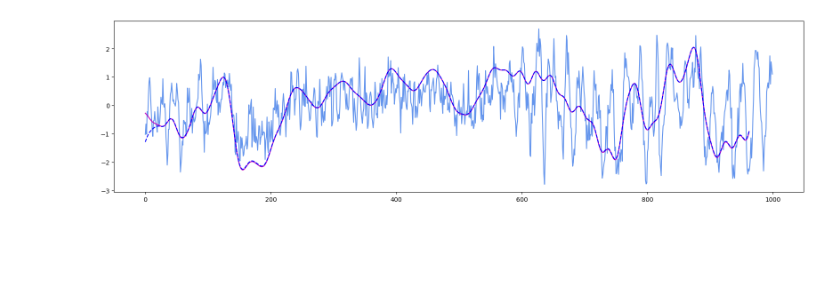
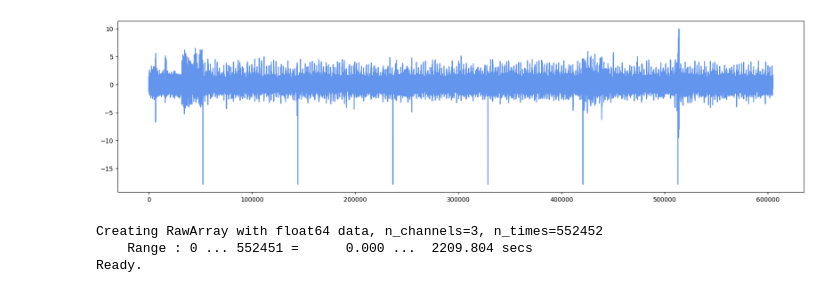
Before and after one commit to philippe-dpz/EEG_proj_repo, a Jupyter notebook: notebooks/Brn_EEG.ipynb, the cells around one changed output. Drawn from its saved outputs; the diff is of its cells as text; code cells hidden in the pictures; blank space fills up the shorter version.

```diff
--- a/notebooks/Brn_EEG.ipynb
+++ b/notebooks/Brn_EEG.ipynb
@@ -138,34 +152,46 @@ df_train_csv = csv_in_zip(path, sous_repertoir = 'train', fichiers_specifiques =
 # %%
 from scipy import signal, fft, stats # type: ignore # , fftfreq
 
 import matplotlib.pyplot as plt # type: ignore
 # import seaborn as sns         # type: ignore
 # import plotly.plotly as py    # type: ignore
 
-rw      = df_train_pkl['C3'][0]
+rw      = df_train_csv['C3'] # df_train_pkl['C3'][0]
 rz      = rw.copy()
 ro      = rw.copy()
 n       = 25
 alpha   = 1 / 2.5
 
-for _ in range(n) :
-    rz = Simple_exponential_smoothing(rz, alpha, 0)
-    ro = Simple_exponential_smoothing(ro, alpha)
+# for _ in range(n) :
+#     rz = Simple_exponential_smoothing(rz, alpha, 0)
+#     ro = Simple_exponential_smoothing(ro, alpha)
 
 recal = int(n / alpha)
 
-plt.figure(figsize = (20, 5))
+
+# fig, ax = plt.subplots()
+fig = plt.figure(figsize = (20, 5))
+# ax1 = fig.add_axes()
+# fig.add_gridspec(x = [x[0] for x in event_start], y = np.zeros(120))
+# ax.grid(axis = "x")
+
+# plt.xticks(y_pos, bars, color='orange', rotation=45, fontweight='bold', fontsize='17', horizontalalignment='right')
+# plt.tick_params(axis = 'x', colors = 'red', direction = 'out', length = 13) #, width =3
+
 plt.plot(stats.zscore(rw), color = 'cornflowerblue')
-plt.plot(stats.zscore(rz[recal: ]), 'm')
-plt.plot(stats.zscore(ro[recal: ]), '--', color = 'blue')
+# plt.plot(stats.zscore(rz[recal: ]), 'm')
+# plt.plot(stats.zscore(ro[recal: ]), '--', color = 'blue')
 plt.show();
 # %% [output]
-[figure, old version]
+[figure, new version]
 # %%
 import mne
 
 sample_rate = 250 # Hz
 
 raw_csv = df_train_csv[['C3', 'Cz', 'C4']]
-
-raw = mne.io.RawArray(raw_csv, mne.create_info(raw_csv.columns, sample_rate, ch_types = 'eeg'))
+raw_mne = mne.io.RawArray(raw_csv.T * 1e-6, mne.create_info(raw_csv.columns.tolist(), sample_rate, ch_types = 'eeg'))
+# %% [output]
+Creating RawArray with float64 data, n_channels=3, n_times=552452
+    Range : 0 ... 552451 =      0.000 ...  2209.804 secs
+Ready.
```
Also changed, not shown: parts of 6 cells of this notebook.
